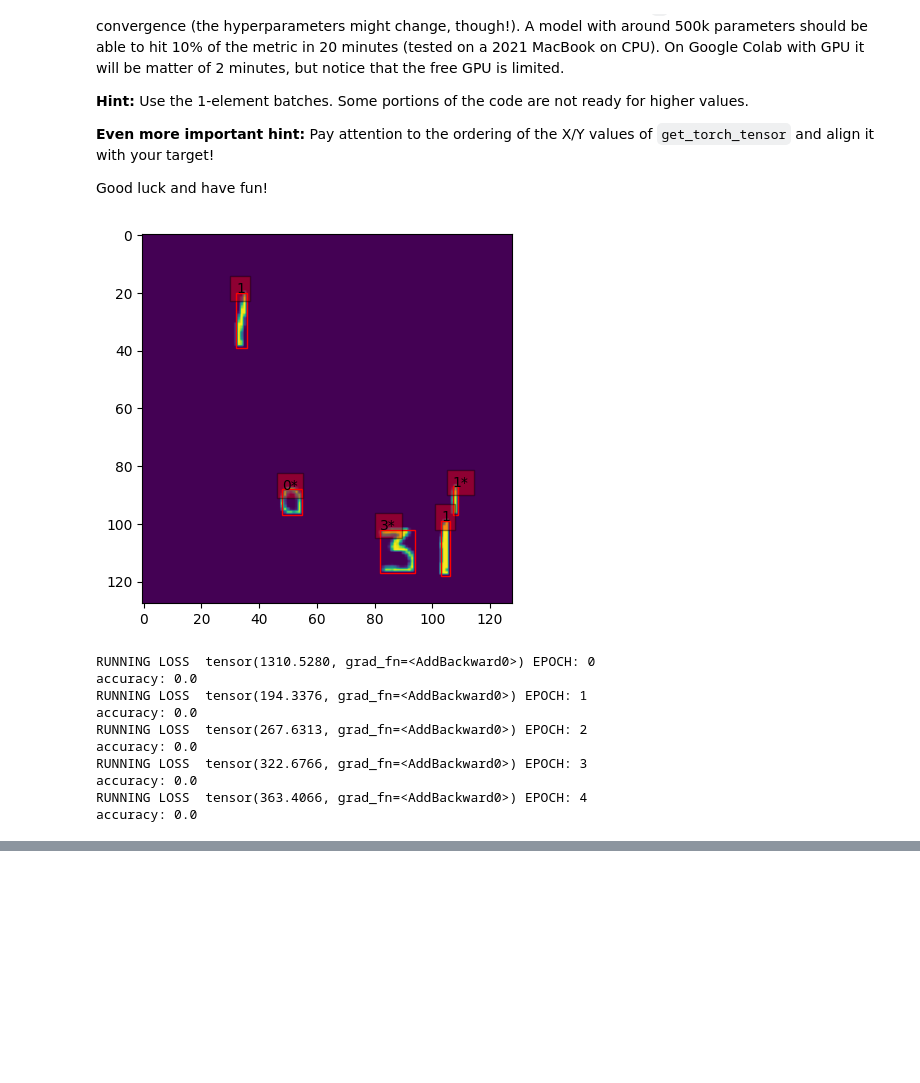
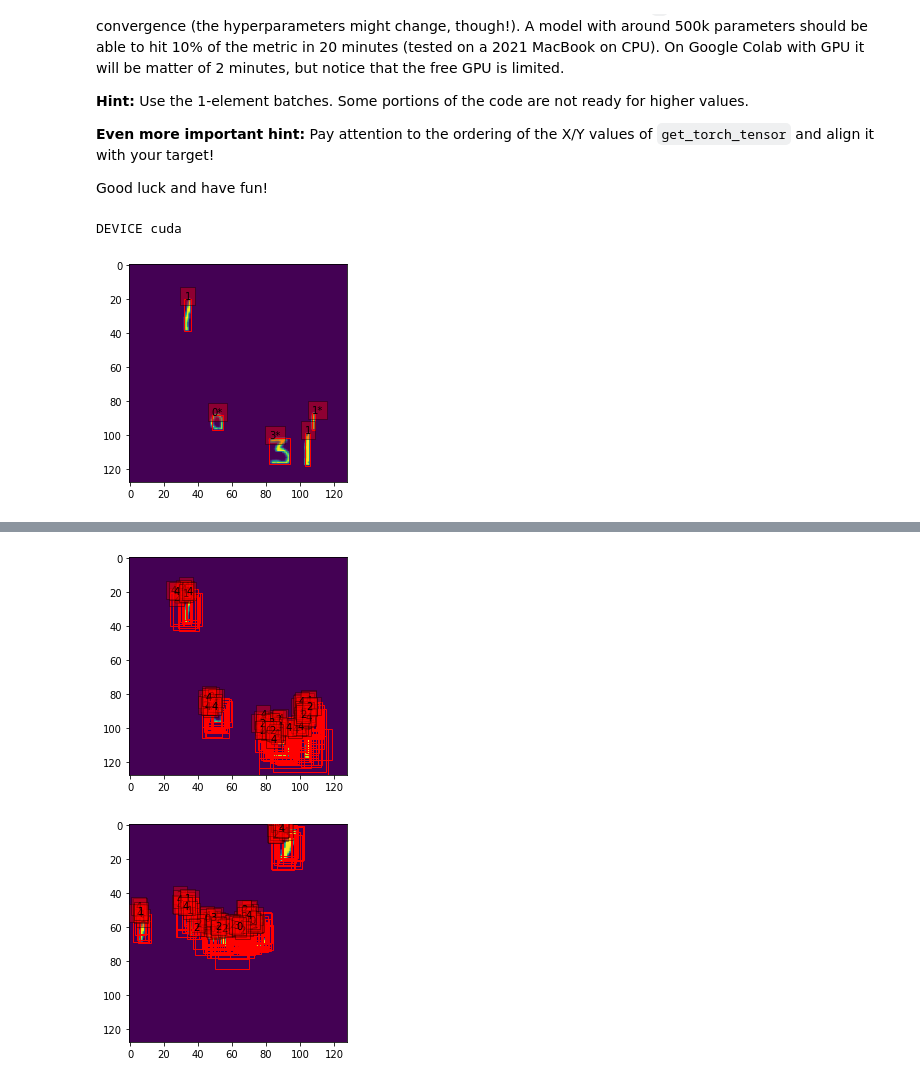
Before and after one commit to wladekpal/GSN, a Jupyter notebook: zad2/hw2_fcos_student.ipynb, the cells around one changed output, grey strips where cells are left out. Saved outputs shown, nothing was run; the diff lists cells and outputs as text; code cells hidden in the pictures; blank space fills up the shorter version.

```diff
--- a/zad2/hw2_fcos_student.ipynb
+++ b/zad2/hw2_fcos_student.ipynb
@@ -1057,15 +1003,17 @@ def evaluate(model: nn.Module, TEST_CANVAS, min_score: float = .2, iou: float =
     with torch.no_grad():
         accuracy_sum = 0.
         da = DigitAccuracy()
+        draw = 0
         for canvas in TEST_CANVAS:
             output = model(canvas.get_torch_tensor())
-            # canvas.plot()
             boxes = output[0]["boxes"]
-            # print(boxes.size())
-            # [print(b[0], b[1], b[2], b[3]) for b in boxes]
-            mnist_boxes = [MnistBox(b[0], b[1], b[2], b[3]) for b in boxes]
-            new_canvas = MnistCanvas(canvas.image, mnist_boxes)
-            # new_canvas.plot()
+            labels = output[0]["labels"]
+            mnist_boxes = [MnistBox(x_min=b[1].cpu(), y_min=b[0].cpu(), x_max=b[3].cpu(), y_max=b[2].cpu(), class_nb=l) for b, l in zip(boxes, labels)]
+
+            if draw < 5:
+                new_canvas = MnistCanvas(canvas.image, mnist_boxes)
+                new_canvas.plot()
+                draw += 1
             accuracy_sum += da.compute_metric(mnist_boxes, canvas)
 
         return accuracy_sum / len(TEST_CANVAS)
@@ -1097,18 +1045,20 @@ import torch.optim as optim
 import torch
 import torchvision
 import pandas as pd
+import random
 
 TEST_SEED = 42 # DO NOT CHANGE THIS LINE.
 np.random.seed(TEST_SEED)
 
 N_TRAINING_EXAMPLES = 500
 LR = 0.0004 # for SGD with momentum=0.9
-EPOCHS = 5
+EPOCHS = 21
 STRIDES = [32, 64, 128]
 CONVS_IN_HEADS = 4
 OUT_CHANNELS = 64
-LABELS = list(range(2)) #list(range(5))  # lower it for quick convergence testing
-DEVICE = 'cpu'#torch.device('cuda' if torch.cuda.is_available() else 'cpu')
+LABELS = list(range(5)) #list(range(5))  # lower it for quick convergence testing
+DEVICE = torch.device('cuda' if torch.cuda.is_available() else 'cpu')
+print("DEVICE", DEVICE)
 
 TRAIN_CANVAS = [
     get_random_canvas(
@@ -1139,64 +1089,52 @@ fcos = FCOS(
     backbone = BackboneWithFPN(strides=STRIDES, out_channels=OUT_CHANNELS),
     num_classes = len(LABELS),
     image_mean = [0.0233],
     image_std = [0.14],
     num_convs_in_heads = CONVS_IN_HEADS,
     anchor_generator = anchor_generator,
-    detections_per_img = 100
+    detections_per_img = 100,
     )
 fcos.to(DEVICE)
 
 TRAIN_CANVAS[0].plot()
 
 # TODO: write your code here
 ################################################################################################
-# imgs = [img for img in TRAIN_CANVAS]
-# print(imgs[0].size())
-optimizer = torch.optim.SGD(fcos.parameters(), lr=LR, momentum=0.9)
+optimizer = torch.optim.SGD(fcos.parameters(), lr=LR, momentum=0.9) # TODO: Może adam ?
+
+
 for epoch in range(EPOCHS):
     fcos.train()
-    running_loss = torch.tensor(0.).to(DEVICE)
-    optimizer.zero_grad()
-    for img in TRAIN_CANVAS[:50]:
-        # print("img")
+    ct = 0
+    epoch_loss = 0
+    #TODO: czy to legalne ? i czy potrzebne ?
+    for img in random.sample(TRAIN_CANVAS, k=N_TRAINING_EXAMPLES):
+        optimizer.zero_grad()
         img_tensor = img.get_torch_tensor()
-        # print("IMG NANS: ", img_tensor.isnan().any())
-        boxes = torch.stack([torch.Tensor([box.x_min, box.y_min, box.x_max, box.y_max]) for box in img.boxes]).to(DEVICE)
+
+        boxes = torch.stack([torch.Tensor([box.y_min, box.x_min, box.y_max, box.x_max]) for box in img.boxes]).to(DEVICE)
         labels = torch.Tensor([box.class_nb for box in img.boxes]).to(DEVICE)
-        # print(boxes.size())
-        # print(labels.size())
+
         targets = [{"boxes":boxes, "labels":labels}]
         output = fcos(img_tensor, targets)
         cls_loss = output["classification"]
         bbox_reg = output["bbox_regression"]
         bbox_ctrness = output["bbox_ctrness"]
 
-        # print(cls_loss.size(), bbox_reg.size(), bbox_ctrness.size())
-        loss =  cls_loss + bbox_reg + bbox_ctrness
-        # print("LOSS", loss)
-        running_loss += loss
-    print("RUNNING LOSS ", running_loss, "EPOCH:", epoch)
-    running_loss.backward()
-    # TODO: czy nie chcemy robić running loss i raz na epokę backward ?
-    optimizer.step()
+        loss = cls_loss + bbox_reg + bbox_ctrness
+        epoch_loss += loss.item()
 
+        loss.backward()
+        optimizer.step()
 
-    accuracy = evaluate(fcos, TEST_CANVAS)
-    print("accuracy:", accuracy)
+    print("EPOCH ", epoch, "LOSS:", epoch_loss)
 
-    # print(output)
+    if epoch % 10 == 0:
+        accuracy = evaluate(fcos, TRAIN_CANVAS)
+        print("accuracy:", accuracy)
 
 
 ################################################################################################
 # %% [output]
+DEVICE cuda
-[figure, old version]
+[figure, new version]
-RUNNING LOSS  tensor(1310.5280, grad_fn=<AddBackward0>) EPOCH: 0
-accuracy: 0.0
-RUNNING LOSS  tensor(194.3376, grad_fn=<AddBackward0>) EPOCH: 1
-accuracy: 0.0
-RUNNING LOSS  tensor(267.6313, grad_fn=<AddBackward0>) EPOCH: 2
-accuracy: 0.0
-RUNNING LOSS  tensor(322.6766, grad_fn=<AddBackward0>) EPOCH: 3
-accuracy: 0.0
-RUNNING LOSS  tensor(363.4066, grad_fn=<AddBackward0>) EPOCH: 4
-accuracy: 0.0
@@ -1202,0 +1142,2 @@ accuracy: 0.0
+[figure, added]
+[figure, added]
```
Also changed, not shown: parts of 5 cells of this notebook.
